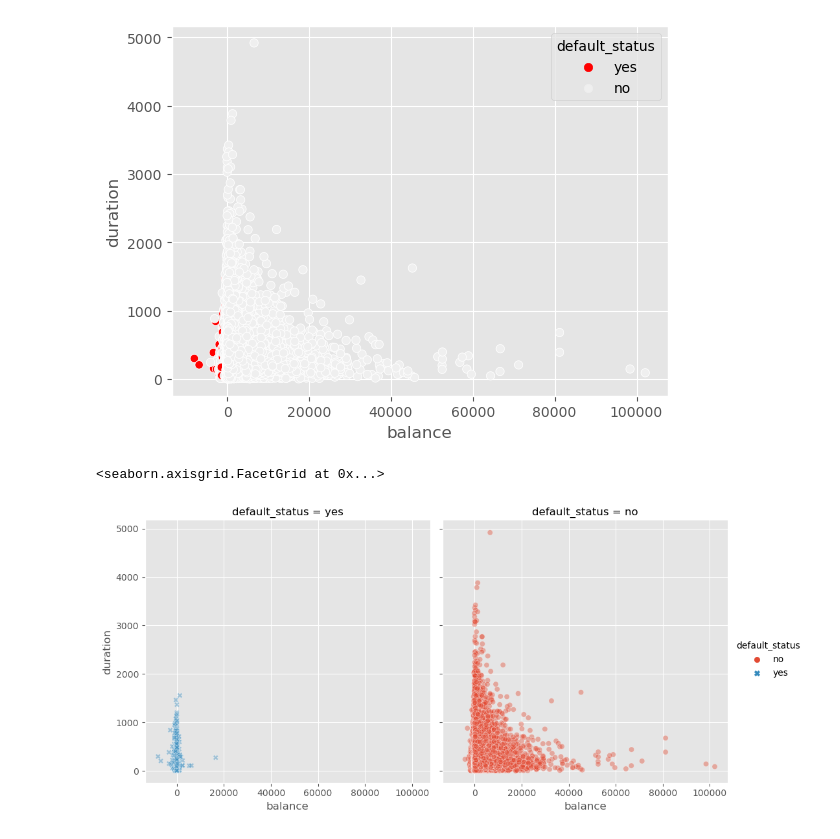
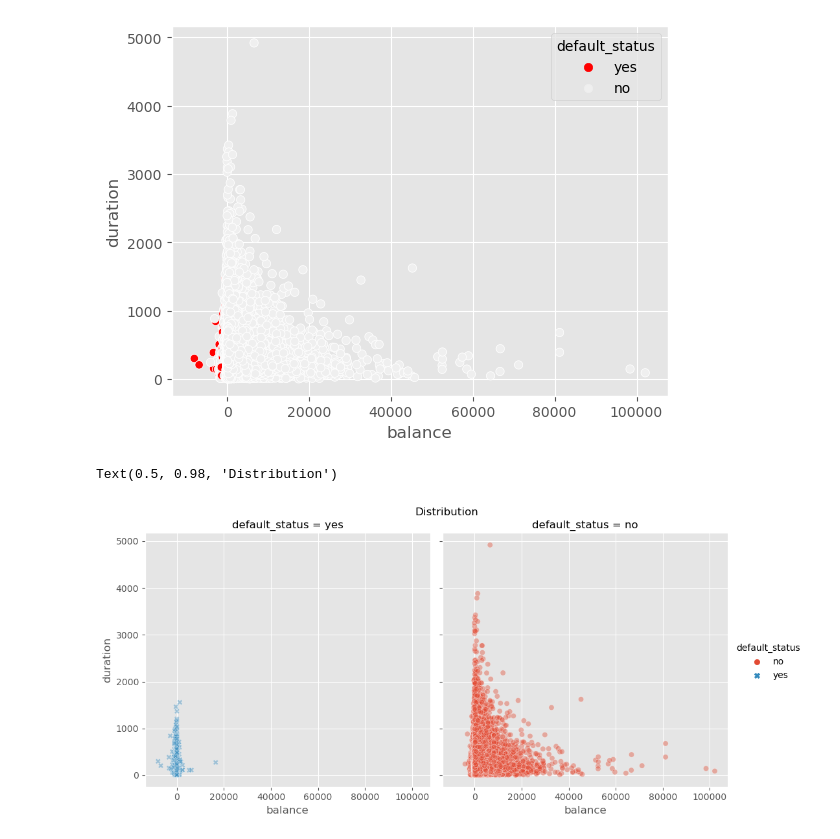
Before and after one commit to CoolBeansProgramming/Bank-Marketing-Campaign, a Jupyter notebook: main.ipynb, the cells around one changed output. Cells and saved outputs as stored; diff of their text form; code cells hidden in the pictures.

```diff
--- a/main.ipynb
+++ b/main.ipynb
@@ -210,7 +211,13 @@ sns.scatterplot(x='balance', y='duration', data=df, hue='default_status', palett
 <AxesSubplot: xlabel='balance', ylabel='duration'>
 [figure]
 # %%
-sns.relplot(x='balance', y='duration', data=df, kind='scatter', col='default_status', col_order=['yes','no'], style='default_status',hue='default_status',alpha=0.4)
+# default status by campaign duration and loan balance
+
+rp = sns.relplot(x='balance', y='duration', data=df, kind='scatter', col='default_status',
+            col_order=['yes','no'], style='default_status',hue='default_status',alpha=0.4)
+
+rp.fig.subplots_adjust(top=0.9)
+rp.fig.suptitle('Default by Balance and Duration')
 # %% [output]
-<seaborn.axisgrid.FacetGrid at 0x...>
+Text(0.5, 0.98, 'Distribution')
-[figure, old version]
+[figure, new version]
```
Also changed, not shown: parts of 8 cells of this notebook.
